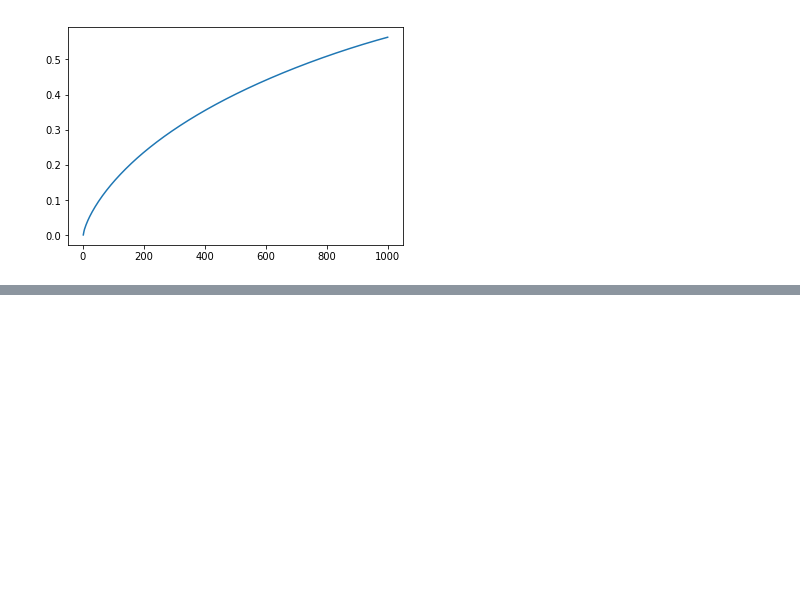
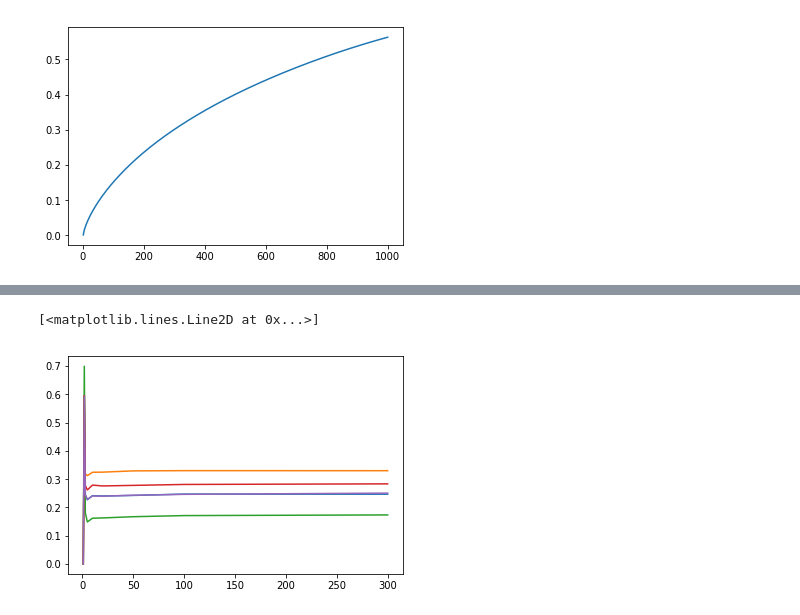
Before and after one commit to kehkashan22/ee219-project2, a Jupyter notebook: Project 2 (kehkashan).ipynb, the cells around one changed output, grey strips where cells are left out. Cells and saved outputs as stored; diff of their text form; code cells hidden in the pictures; blank space fills up the shorter version.

```diff
--- a/Project 2 (kehkashan).ipynb
+++ b/Project 2 (kehkashan).ipynb
@@ -134,0 +203,17 @@ plt.plot(range(1,1001), svd.explained_variance_.cumsum())
+# %%
+y_completeness = [get_completeness(i) for i in x]
+# %%
+y_adjusted_rand = [get_adjusted_rand_score(i) for i in x]
+# %%
+y_vmeasure = [get_vmeasure(i) for i in x]
+# %%
+y_adjusted_mutual_info_score = [get_adjusted_mutual_info_score(i) for i in x]
+# %%
+plt.plot(x,y_homogeneity)
+plt.plot(x,y_completeness)
+plt.plot(x,y_adjusted_rand)
+plt.plot(x,y_vmeasure)
+plt.plot(x,y_adjusted_mutual_info_score)
+# %% [output]
+[<matplotlib.lines.Line2D at 0x...>]
+[figure, added]
```
Also changed, not shown: parts of 17 cells of this notebook, 1 other file.
